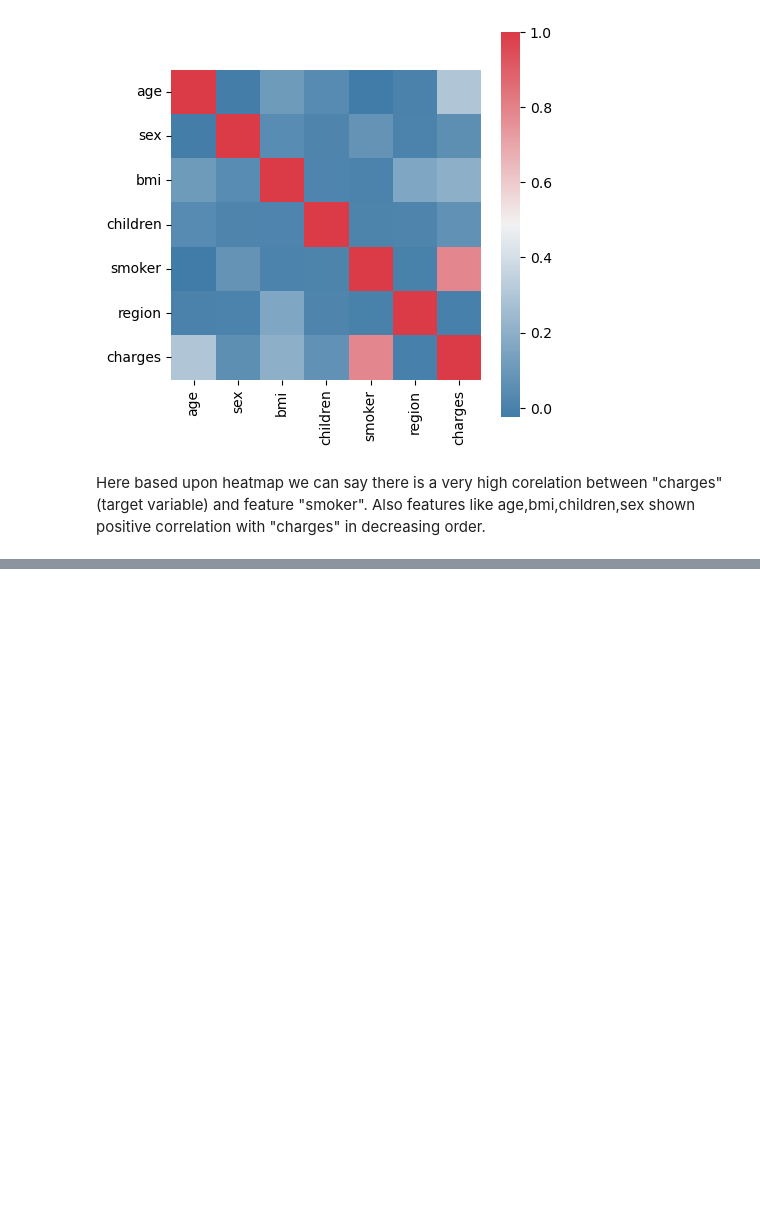
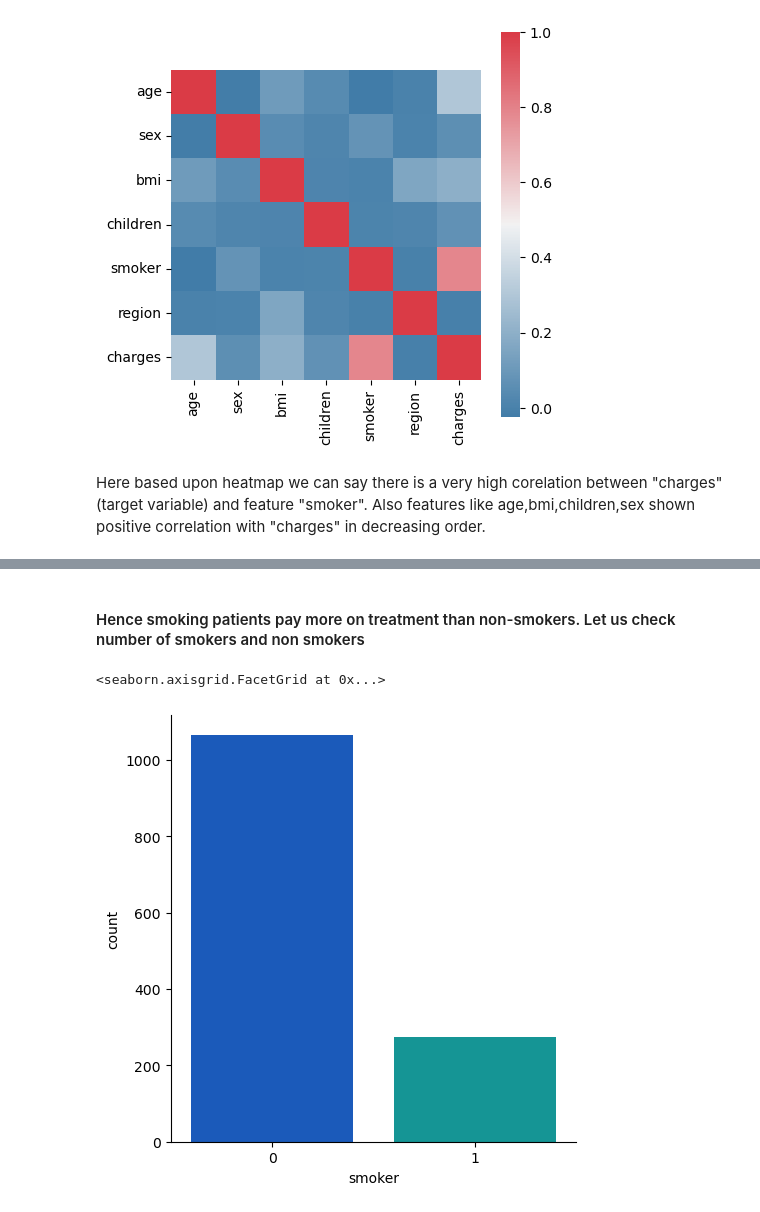
Before and after one commit to BhaveshDwaram/Medical-Insurance--Cost-Prediction, a Jupyter notebook: Medical Insurance Cost Prediction.ipynb, the cells around one changed output, grey strips where cells are left out. Drawn from its saved outputs; the diff is of its cells as text; code cells hidden in the pictures; blank space fills up the shorter version.

```diff
--- a/Medical Insurance Cost Prediction.ipynb
+++ b/Medical Insurance Cost Prediction.ipynb
@@ -204,0 +240,7 @@ Here based upon heatmap we can say there is a very high corelation between "char
+# %% [markdown]
+#### Hence smoking patients pay more on treatment than non-smokers. Let us check number of smokers and non smokers
+# %%
+sns.catplot(x="smoker",data=insurance_dataframe,kind="count",palette="winter")
+# %% [output]
+<seaborn.axisgrid.FacetGrid at 0x...>
+[figure, added]
```
Also changed, not shown: parts of 25 cells of this notebook.
